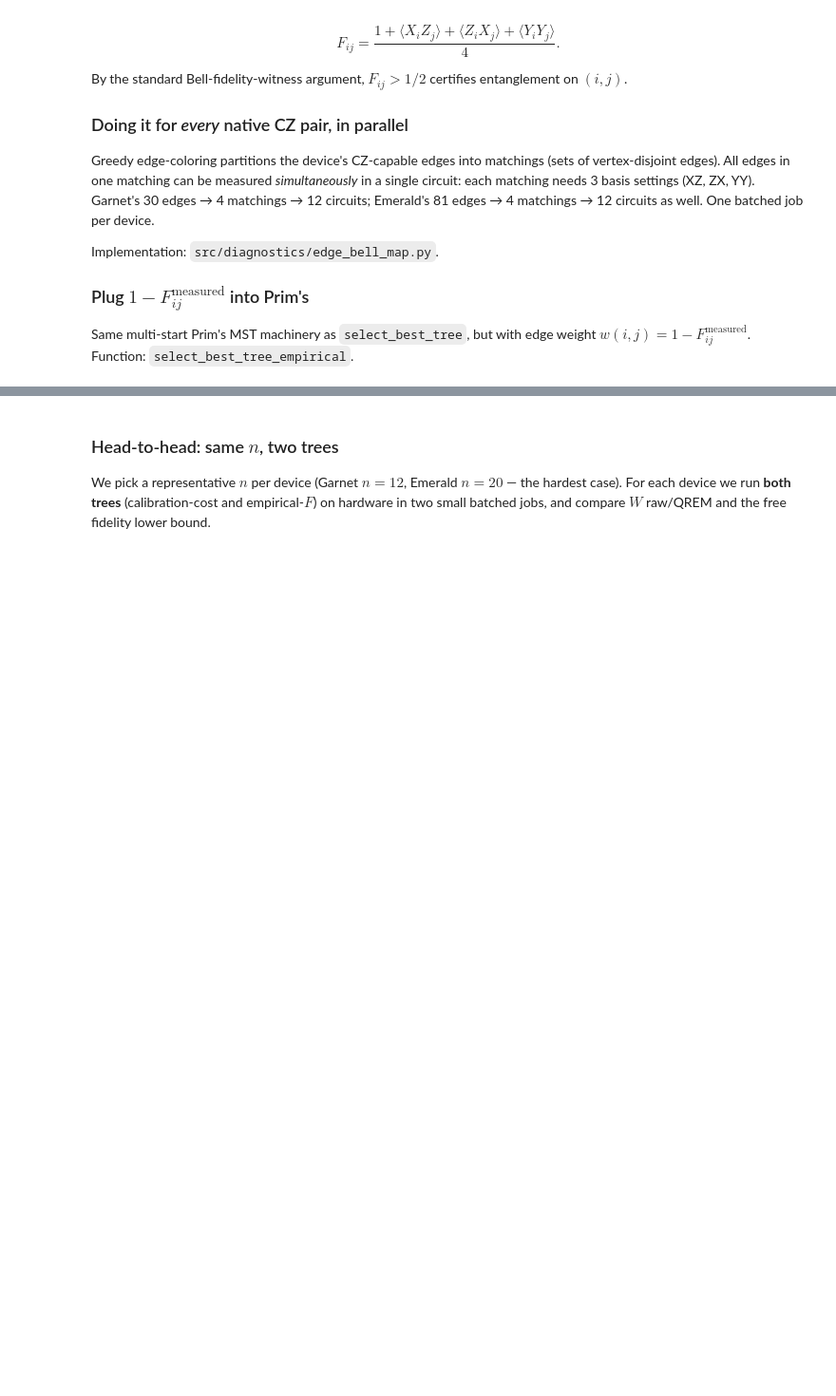
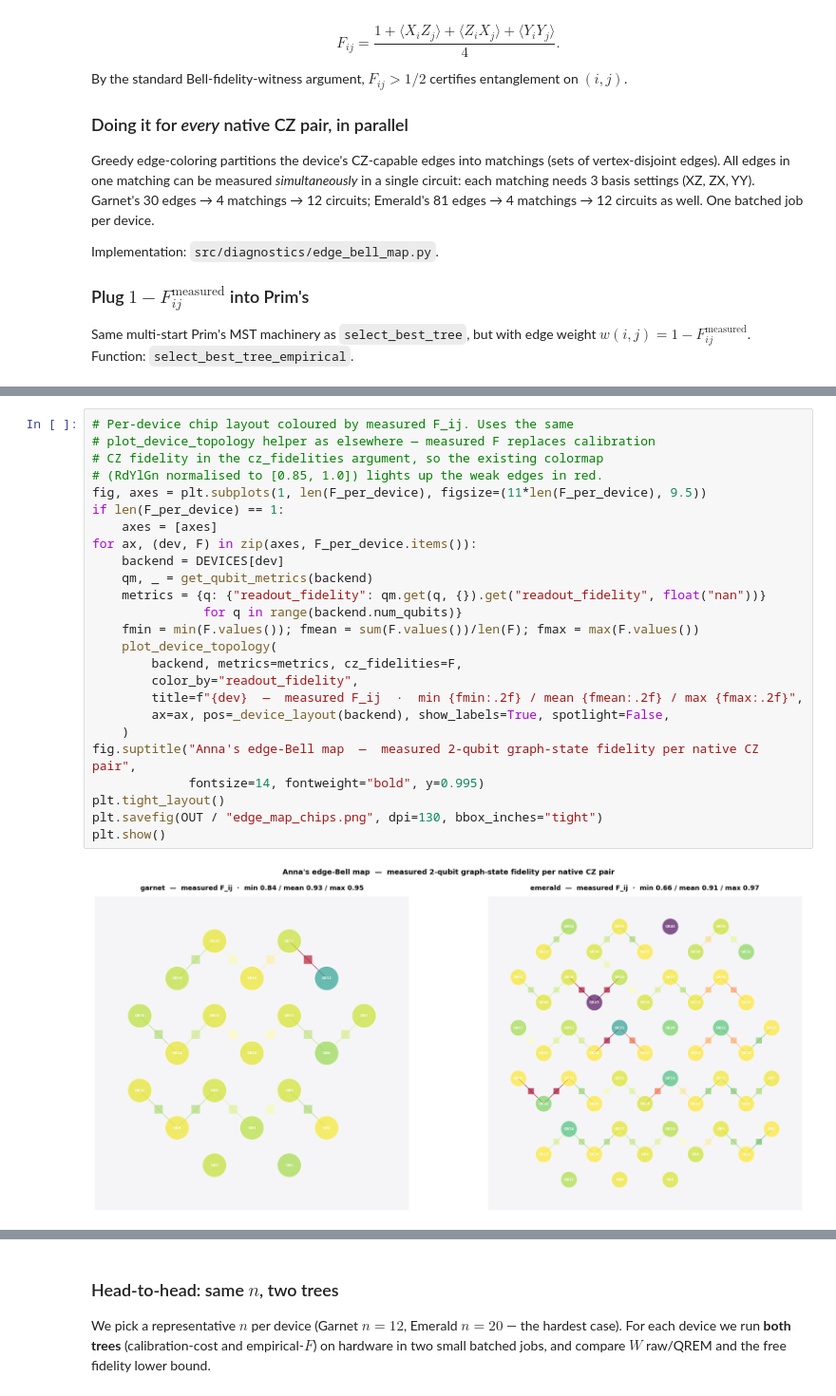
Before and after one commit to GrigoVyd/iqm_qte, a Jupyter notebook: experiments/witness_my_entanglement.ipynb, the cells around one changed output, grey strips where cells are left out. Shown at 95% size. Drawn from its saved outputs; the diff is of its cells as text; blank space fills up the shorter version.

```diff
--- a/experiments/witness_my_entanglement.ipynb
+++ b/experiments/witness_my_entanglement.ipynb
@@ -918,0 +909,27 @@ loaded: ['garnet', 'emerald']
+# %%
+# Per-device chip layout coloured by measured F_ij. Uses the same
+# plot_device_topology helper as elsewhere — measured F replaces calibration
+# CZ fidelity in the cz_fidelities argument, so the existing colormap
+# (RdYlGn normalised to [0.85, 1.0]) lights up the weak edges in red.
+fig, axes = plt.subplots(1, len(F_per_device), figsize=(11*len(F_per_device), 9.5))
+if len(F_per_device) == 1:
+    axes = [axes]
+for ax, (dev, F) in zip(axes, F_per_device.items()):
+    backend = DEVICES[dev]
+    qm, _ = get_qubit_metrics(backend)
+    metrics = {q: {"readout_fidelity": qm.get(q, {}).get("readout_fidelity", float("nan"))}
+               for q in range(backend.num_qubits)}
+    fmin = min(F.values()); fmean = sum(F.values())/len(F); fmax = max(F.values())
+    plot_device_topology(
+        backend, metrics=metrics, cz_fidelities=F,
+        color_by="readout_fidelity",
+        title=f"{dev}  —  measured F_ij  ·  min {fmin:.2f} / mean {fmean:.2f} / max {fmax:.2f}",
+        ax=ax, pos=_device_layout(backend), show_labels=True, spotlight=False,
+    )
+fig.suptitle("Anna's edge-Bell map  —  measured 2-qubit graph-state fidelity per native CZ pair",
+             fontsize=14, fontweight="bold", y=0.995)
+plt.tight_layout()
+plt.savefig(OUT / "edge_map_chips.png", dpi=130, bbox_inches="tight")
+plt.show()
+# %% [output]
+[figure, added]
```
Also changed, not shown: parts of 9 cells of this notebook, 15 other files.
